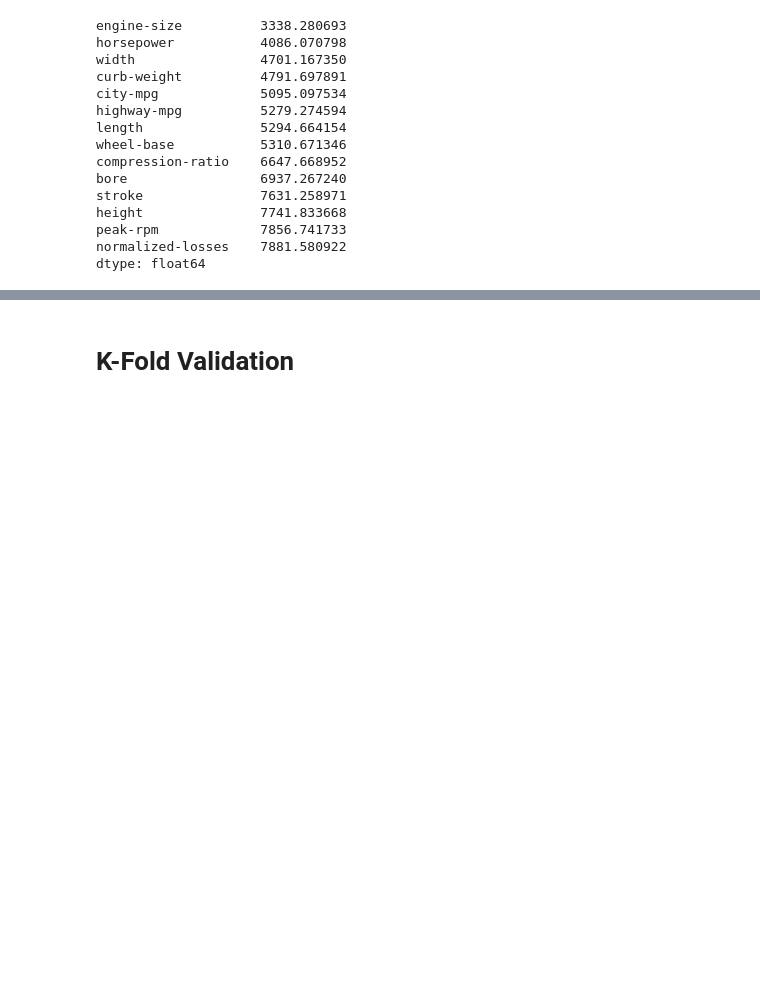
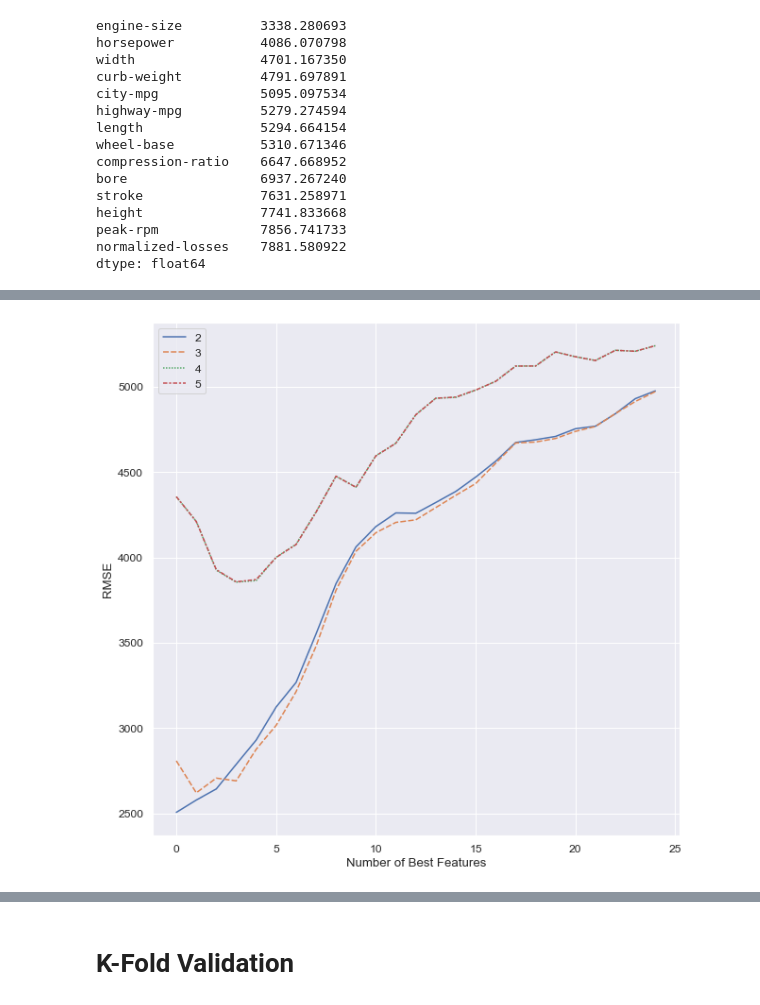
Before and after one commit to chouwwa/Predicting-Car-Prices, a Jupyter notebook: Predicting Car Prices.ipynb, the cells around one changed output, grey strips where cells are left out. Drawn from its saved outputs; the diff is of its cells as text; code cells hidden in the pictures; blank space fills up the shorter version.

```diff
--- a/Predicting Car Prices.ipynb
+++ b/Predicting Car Prices.ipynb
@@ -227,0 +232,21 @@ plt.plot(
+# %%
+hyprprmtr = {
+    2:[],
+    3:[],
+    4:[],
+    5:[]
+}
+for each in hyprprmtr:
+#     print(rmse_data_sorted.index[:each])
+    for i in range(1,26,1):
+        hyprprmtr[each].append(knn_train_test(rmse_data_sorted.index[:each], target, working_set, i))
+# %%
+sns.set_theme(font_scale=1.1, style='darkgrid')
+plt.figure('multivariate', figsize=(10,10))
+sns.lineplot(data=hyprprmtr)
+plt.xlabel('Number of Best Features')
+plt.ylabel('RMSE')
+# plt.xticks((2,3,4,5))
+plt.show()
+# %% [output]
+[figure, added]
```
Also changed, not shown: parts of 7 cells of this notebook.
